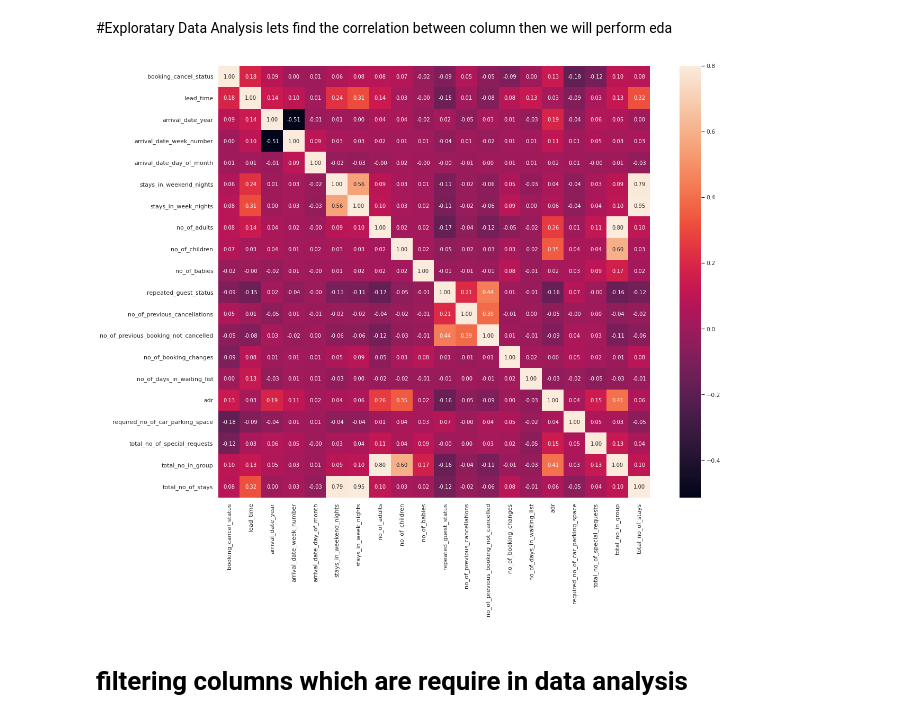
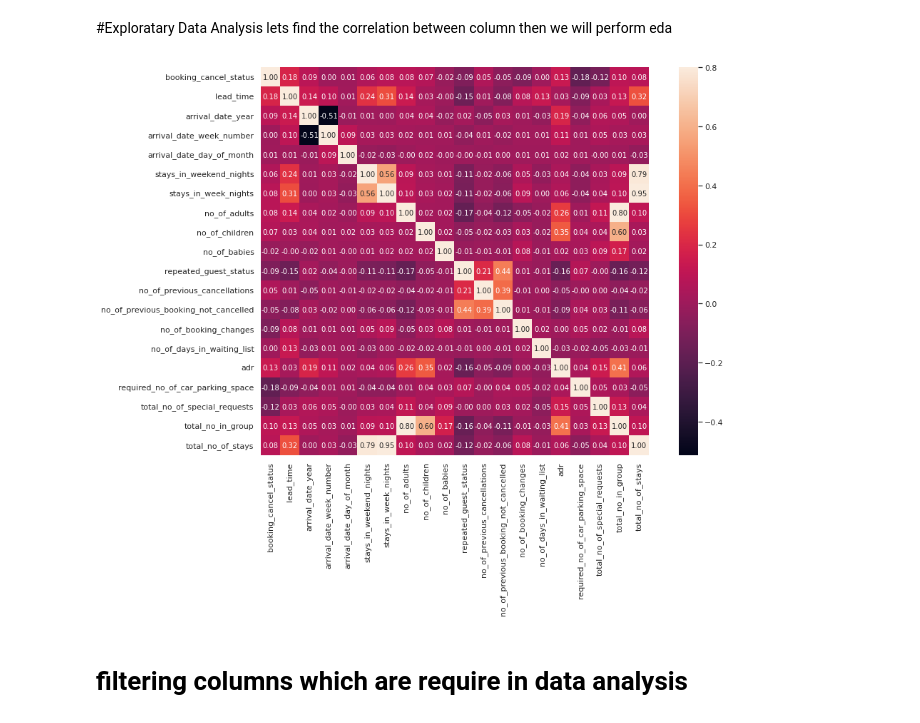
Before and after one commit to niteshavagabond/Hotel-Booking-analysis, a Jupyter notebook: Hotel_Booking_Analysis_Capstone_Project.ipynb, the cells around one changed output. Drawn from its saved outputs; the diff is of its cells as text; code cells hidden in the pictures.

```diff
--- a/Hotel_Booking_Analysis_Capstone_Project.ipynb
+++ b/Hotel_Booking_Analysis_Capstone_Project.ipynb
@@ -296,10 +296,10 @@ lets find the correlation between column then we will perform eda
 hdf1=hdf.corr()
 # %%
 # ploting heat map finding correlation between columns
-plt.subplots(figsize=(20, 15))
+plt.subplots(figsize=(15, 10))
 sns.heatmap(hdf1,annot = True,fmt='.2f', annot_kws={'size': 10},  vmax=.8, square=True);
 # %% [output]
-[figure, old version]
+[figure, new version]
 # %% [markdown]
 # filtering columns which are require in data analysis
 # %%
```
Also changed, not shown: parts of 38 cells of this notebook.
